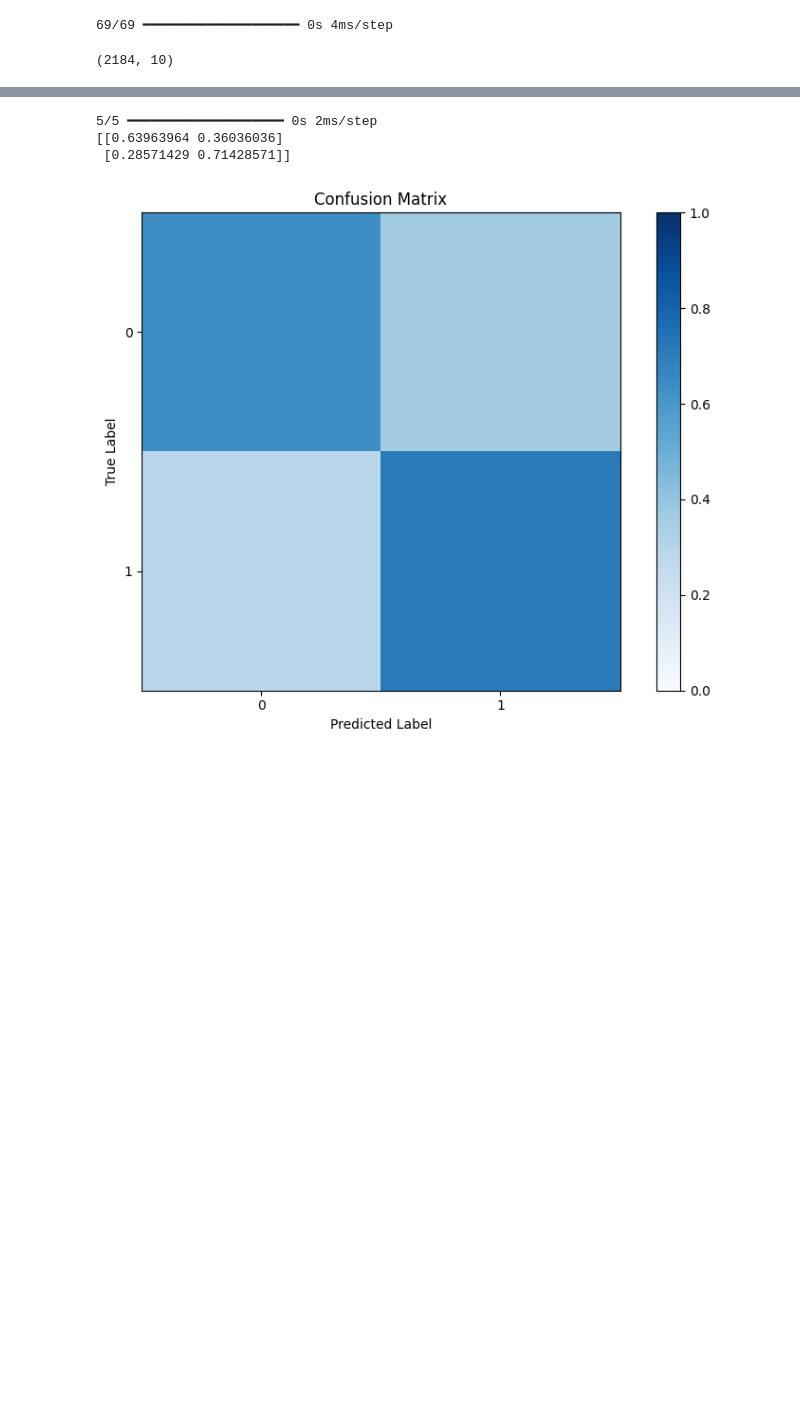
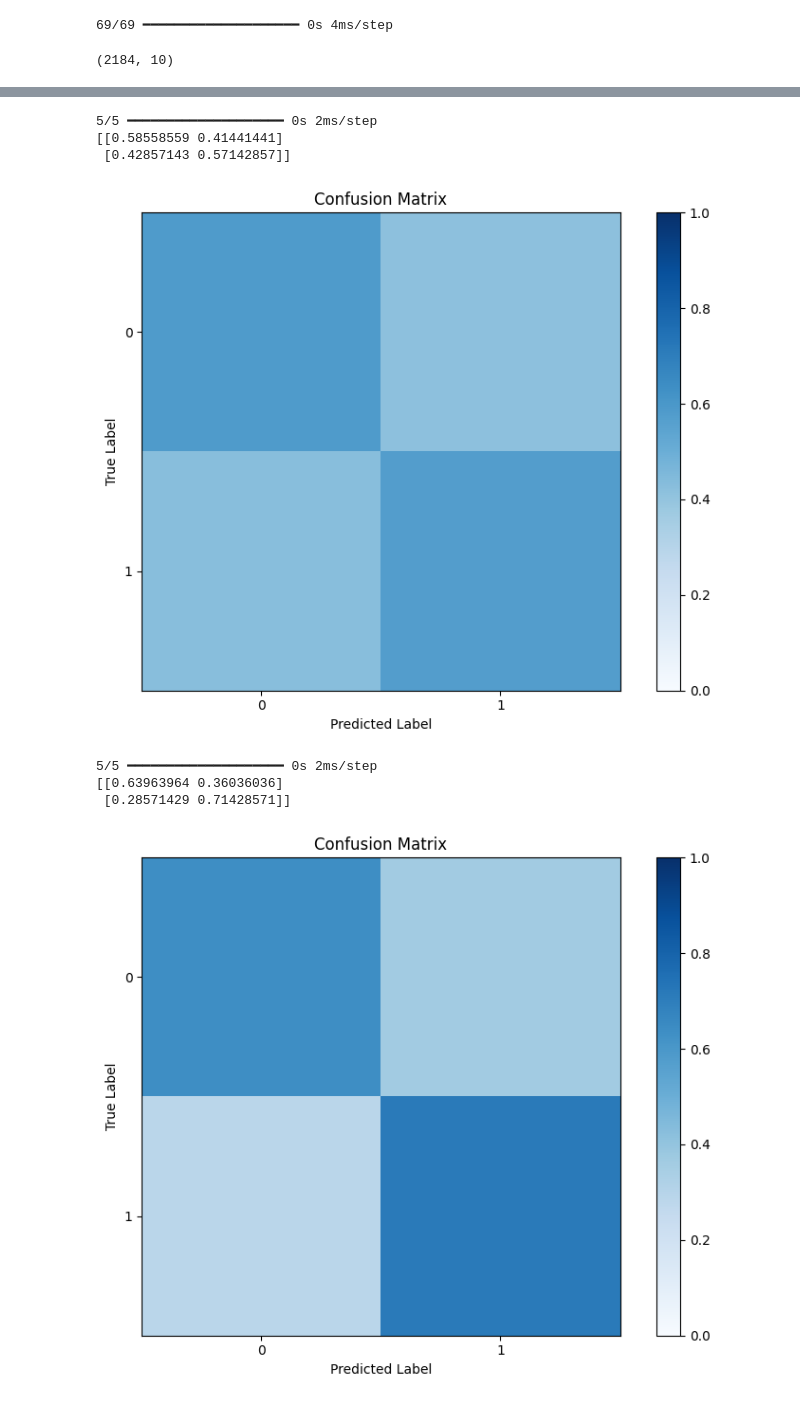
Before and after one commit to ComputationalMicroscopy4CellBio/AI4CellFate, a Jupyter notebook: notebooks/CellFate.ipynb, the cells around one changed output, grey strips where cells are left out. Saved outputs shown, nothing was run; the diff lists cells and outputs as text; code cells hidden in the pictures; blank space fills up the shorter version.

```diff
--- a/notebooks/CellFate.ipynb
+++ b/notebooks/CellFate.ipynb
@@ -289,3 +325,37 @@ plt.legend()
+# %%
+num_classes = len(np.unique(y_train))
+y_pred = classifier.predict(x_test_)
+# y_pred_classes = np.argmax(y_pred, axis=1)
+
+threshold = 0.5
+y_pred_classes = np.zeros_like(y_pred[:, 1])  # Initialize as class 0
+y_pred_classes[y_pred[:, 1] > threshold] = 1
+
+# Calculate confusion matrix
+cm = confusion_matrix(y_test_, y_pred_classes)
+
+class_sums = cm.sum(axis=1, keepdims=True)
+conf_matrix_normalized = cm / class_sums
+
+print(conf_matrix_normalized)
+
+# Plot confusion matrix
+plt.figure(figsize=(8, 6))
+plt.imshow(conf_matrix_normalized, interpolation='nearest', cmap=plt.cm.Blues, vmin=0, vmax=1)
+plt.title('Confusion Matrix')
+plt.colorbar()
+tick_marks = np.arange(num_classes)
+plt.xticks(tick_marks, range(num_classes))
+plt.yticks(tick_marks, range(num_classes))
+plt.xlabel('Predicted Label')
+plt.ylabel('True Label')
+plt.tight_layout()
+plt.show()
+# %% [output]
+5/5 ━━━━━━━━━━━━━━━━━━━━ 0s 2ms/step
+[[0.58558559 0.41441441]
+ [0.42857143 0.57142857]]
+[figure, added]
 # %%
 num_classes = len(np.unique(y_train))
 y_pred = classifier.predict(x_test_)
```
Also changed, not shown: parts of 10 cells of this notebook, 6 other files.
